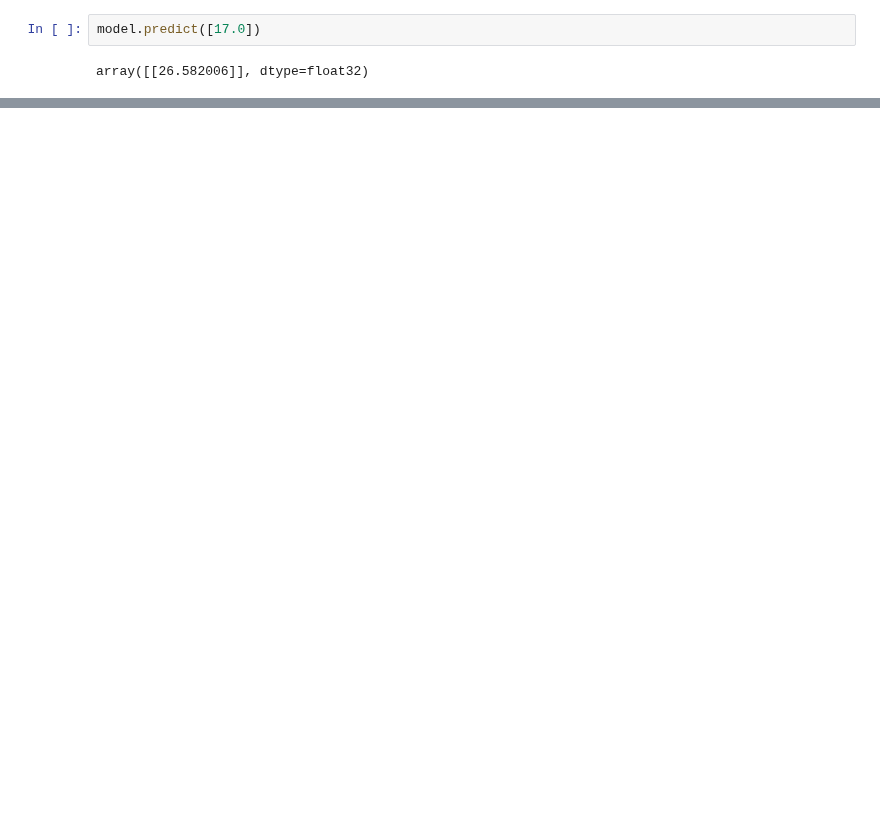
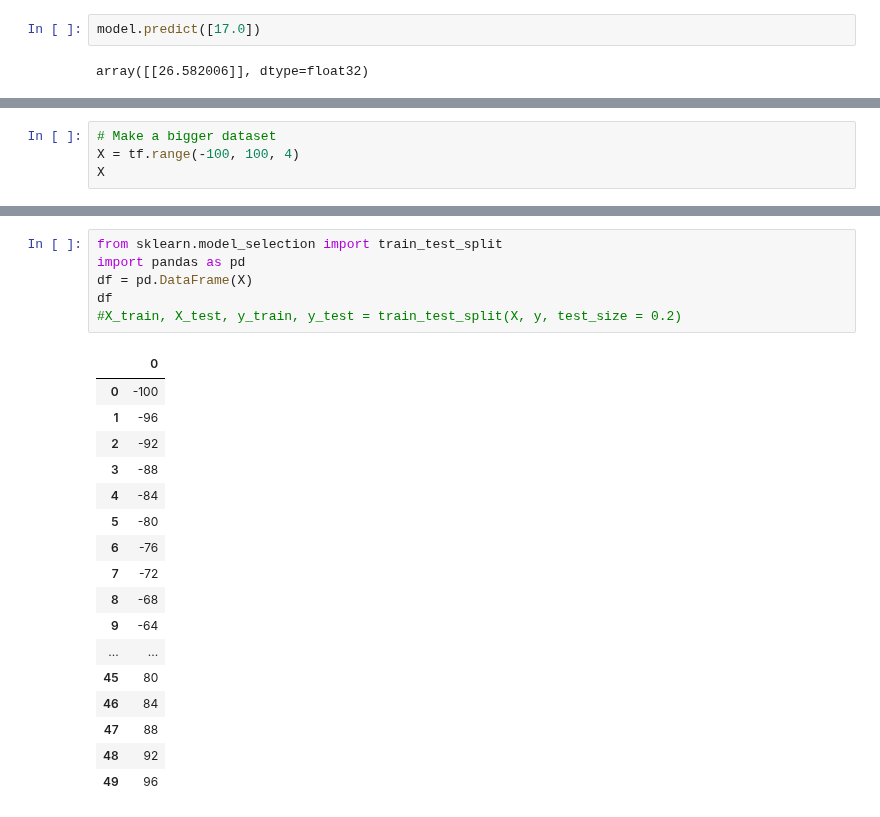
Before and after one commit to Sashank11/learn_tensorflow, a Jupyter notebook: 01_neural_network_regression_with_tensorflow.ipynb, the cells around one changed output, grey strips where cells are left out. Saved outputs shown, nothing was run; the diff lists cells and outputs as text; blank space fills up the shorter version.

Commit message:
Evaluating a model

```diff
--- a/01_neural_network_regression_with_tensorflow.ipynb
+++ b/01_neural_network_regression_with_tensorflow.ipynb
@@ -164,0 +176,4 @@ array([[26.582006]], dtype=float32)
+# %%
+# Make a bigger dataset
+X = tf.range(-100, 100, 4)
+X
@@ -164,0 +203,24 @@ array([[26.582006]], dtype=float32)
+# %%
+from sklearn.model_selection import train_test_split
+import pandas as pd
+df = pd.DataFrame(X)
+df
+#X_train, X_test, y_train, y_test = train_test_split(X, y, test_size = 0.2)
+# %% [output]
+|  | 0 |
+| 0 | -100 |
+| 1 | -96 |
+| 2 | -92 |
+| 3 | -88 |
+| 4 | -84 |
+| 5 | -80 |
+| 6 | -76 |
+| 7 | -72 |
+| 8 | -68 |
+| 9 | -64 |
+| ... | ... |
+| 45 | 80 |
+| 46 | 84 |
+| 47 | 88 |
+| 48 | 92 |
+| 49 | 96 |
```
Also changed, not shown: parts of 7 cells of this notebook.
